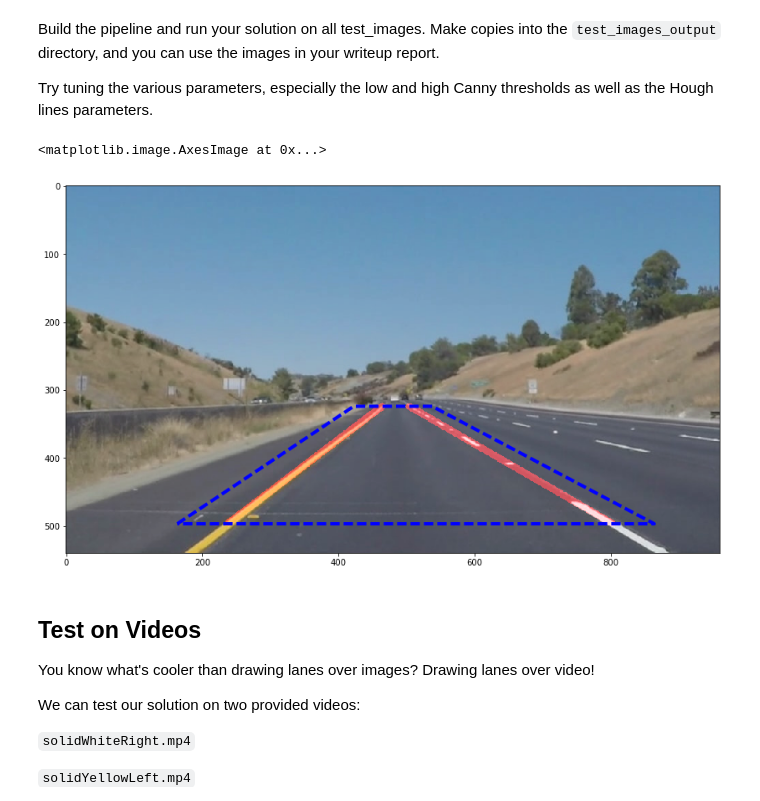
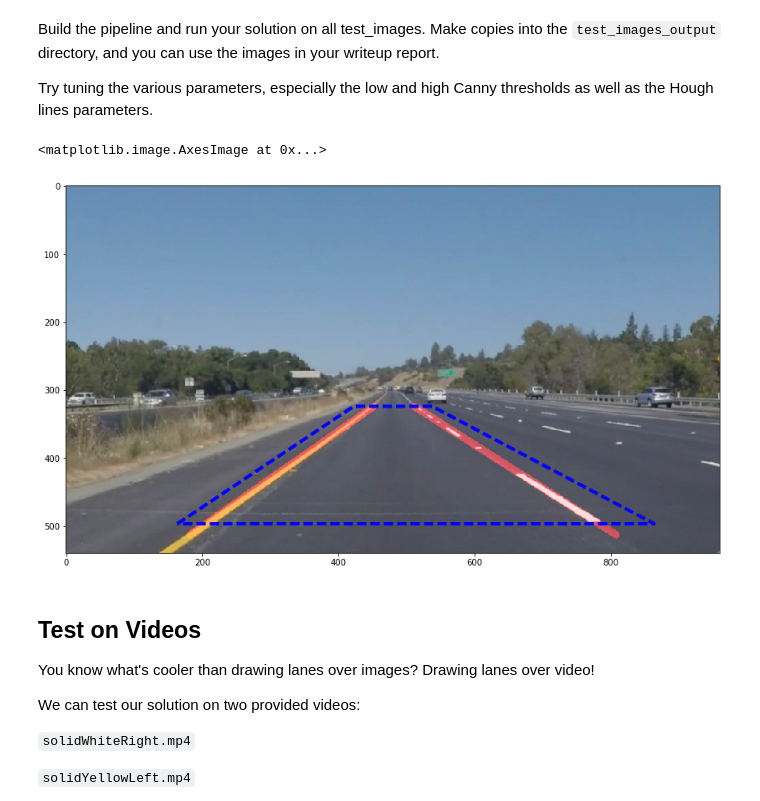
Before and after one commit to trimcao/sdcnd-p1-lane-lines, a Jupyter notebook: P1.ipynb, the cells around one changed output. Saved outputs shown, nothing was run; the diff lists cells and outputs as text; code cells hidden in the pictures.

```diff
--- a/P1.ipynb
+++ b/P1.ipynb
@@ -84,8 +84,6 @@ Below are some helper functions to help get you started. They should look famili
 # %%
 import math
 
-def to_hsv(img):
-    return cv2.cvtColor(img, cv2.COLOR_RGB2HSV)
 
 def grayscale(img):
     """Applies the Grayscale transform
@@ -147,14 +145,12 @@ def draw_lines(img, lines, color=[255, 0, 0], thickness=2, min_x=0, max_x=960, m
     If you want to make the lines semi-transparent, think about combining
     this function with the weighted_img() function below
     """
-#     print(lines)
-#     for line in lines:
-#         for x1,y1,x2,y2 in line:
-#             cv2.line(img, (x1, y1), (x2, y2), color, thickness)
-#     lane_lines = compute_lane(lines, 0, img.shape[1], 330, img.shape[0])
+    # draw the Hough lines (no extrapolation)
+    #for line in lines:
+    #    for x1,y1,x2,y2 in line:
+    #        cv2.line(img, (x1, y1), (x2, y2), color, thickness)
+    # compute the extrapolated line
     lane_lines = compute_lane(lines, min_x, max_x, min_y, max_y)
-#     lane_lines = lines_process(lines, 0, img.shape[1], 330, img.shape[0])
-#     ave_lines = lines
     for line in lane_lines:
         for x1,y1,x2,y2 in line:
             cv2.line(img, (x1, y1), (x2, y2), color, thickness)
@@ -162,6 +158,8 @@ def draw_lines(img, lines, color=[255, 0, 0], thickness=2, min_x=0, max_x=960, m
 def hough_lines(img, rho, theta, threshold, min_line_len, max_line_gap, min_x=0, max_x=960, min_y=330, max_y=540):
     """
     `img` should be the output of a Canny transform.
+
+    min_x, max_x, min_y, max_y are used to compute the Hough lines.
 
     Returns an image with hough lines drawn.
     """
@@ -295,7 +300,7 @@ Try tuning the various parameters, especially the low and high Canny thresholds
 
 # load one image
 # image = mpimg.imread('./test_images/solidWhiteRight.jpg')
-# image = mpimg.imread('./test_images/solidYellowLeft.jpg')
+image = mpimg.imread('./test_images/solidYellowLeft.jpg')
 # image = mpimg.imread('./test_images/solidWhiteCurve.jpg')
 # image = mpimg.imread('./test_images/solidYellowCurve.jpg')
 # image = mpimg.imread('./test_images/solidYellowCurve2.jpg')
@@ -334,35 +339,35 @@ upper_right = (width*0.56, height*0.6)
 bottom_right = (width*0.9, height*0.92)
 
 vertices = np.array([[bottom_left, upper_left, upper_right, bottom_right]], dtype=np.int32)
 # why need two [ in the input parameter of np.array?
 masked_edges = region_of_interest(edges, vertices)
 plt.imshow(masked_edges)
 
 x = [bottom_left[0], upper_left[0], upper_right[0], bottom_right[0], bottom_left[0]]
 y = [bottom_left[1], upper_left[1], upper_right[1], bottom_right[1], bottom_left[1]]
 plt.plot(x, y, 'b--', lw=4)
 
 # Draw Hough lines
 rho = 2 # distance resolution in pixels of the Hough grid
 theta = np.pi/180 # angular resolution in radians of the Hough grid
 threshold = 20  # minimum number of votes (intersections in Hough grid cell)
 min_line_length = 10 # minimum number of pixels making up a line
 max_line_gap = 10  # maximum gap in pixels between connectable line segments
 
 min_x = 0
 max_x = width
 min_y = height*0.6
-max_y = height*0.92
+max_y = height*0.95
 line_img = hough_lines(masked_edges, rho, theta, threshold, min_line_length, max_line_gap,
                        min_x, max_x, min_y, max_y)
 # plt.imshow(line_img)
 
 # Resulting image
 result = weighted_img(line_img, image, α=0.9, β=0.5)
 plt.imshow(result)
 # %% [output]
 <matplotlib.image.AxesImage at 0x...>
-[figure, old version]
+[figure, new version]
 # %% [markdown]
 ## Test on Videos
 
```
Also changed, not shown: parts of 8 cells of this notebook, 3 other files.
